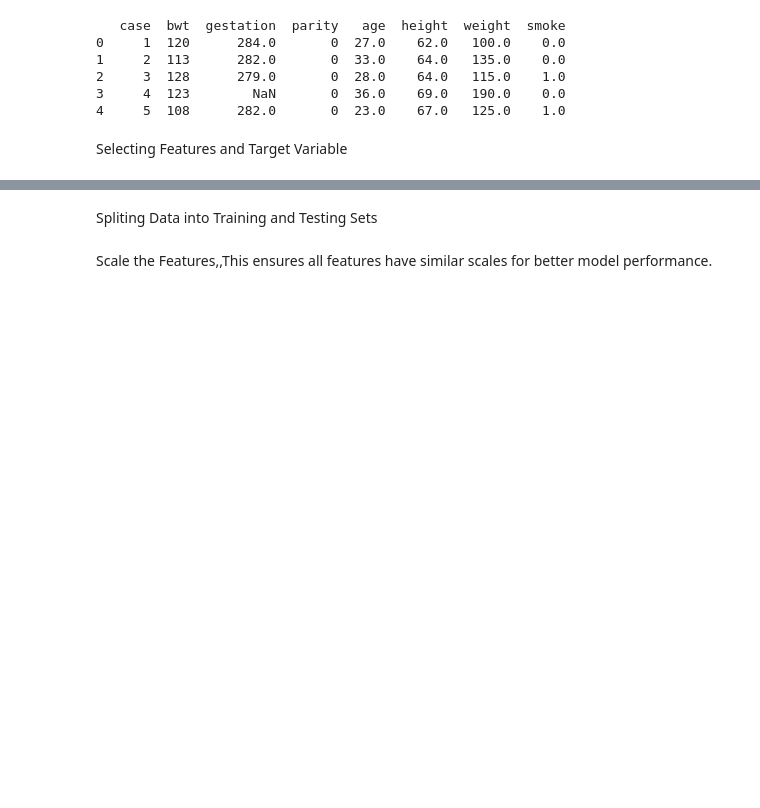
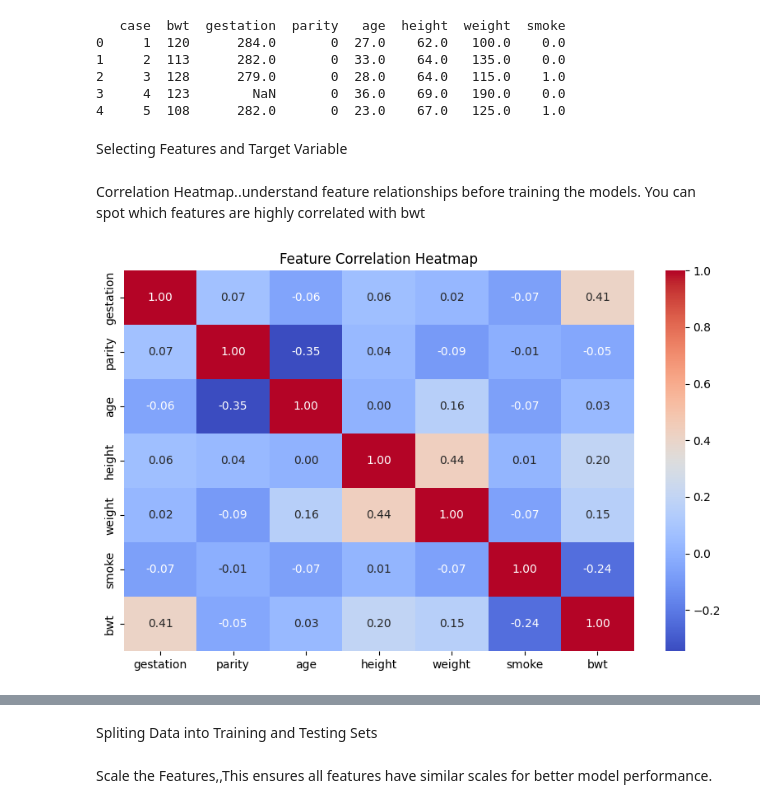
Before and after one commit to JohnOngeri/flutter-pregnancy-app, a Jupyter notebook: Machine_Learning/task 1/birthweight_prediction.ipynb, the cells around one changed output, grey strips where cells are left out. Saved outputs shown, nothing was run; the diff lists cells and outputs as text; code cells hidden in the pictures; blank space fills up the shorter version.

Commit message:
Added Data Visualizations: Correlation Heatmap, Birth Weight Histogram & Linear Regression Fit

```diff
--- a/Machine_Learning/task 1/birthweight_prediction.ipynb
+++ b/Machine_Learning/task 1/birthweight_prediction.ipynb
@@ -60,3 +62,14 @@ y = df[target]
 # Ensure birthweight is in grams and within a reasonable range
 y = np.clip(y, 2500, 4500)  # Clipping extreme values Birthweights below 2500g are considered low birthweight, and extremely low values (e.g., 216.31g) are highly unrealistic.
 #Birthweights above 4500g are considered high birthweight and are rare.
+# %% [markdown]
+ Correlation Heatmap..understand feature relationships before training the models.
+You can spot which features are highly correlated with bwt
+# %%
+# Correlation Heatmap
+plt.figure(figsize=(10, 6))
+sns.heatmap(df[features + [target]].corr(), annot=True, cmap="coolwarm", fmt=".2f")
+plt.title("Feature Correlation Heatmap")
+plt.show()
+# %% [output]
+[figure, added]
```
Also changed, not shown: parts of 4 cells of this notebook.
